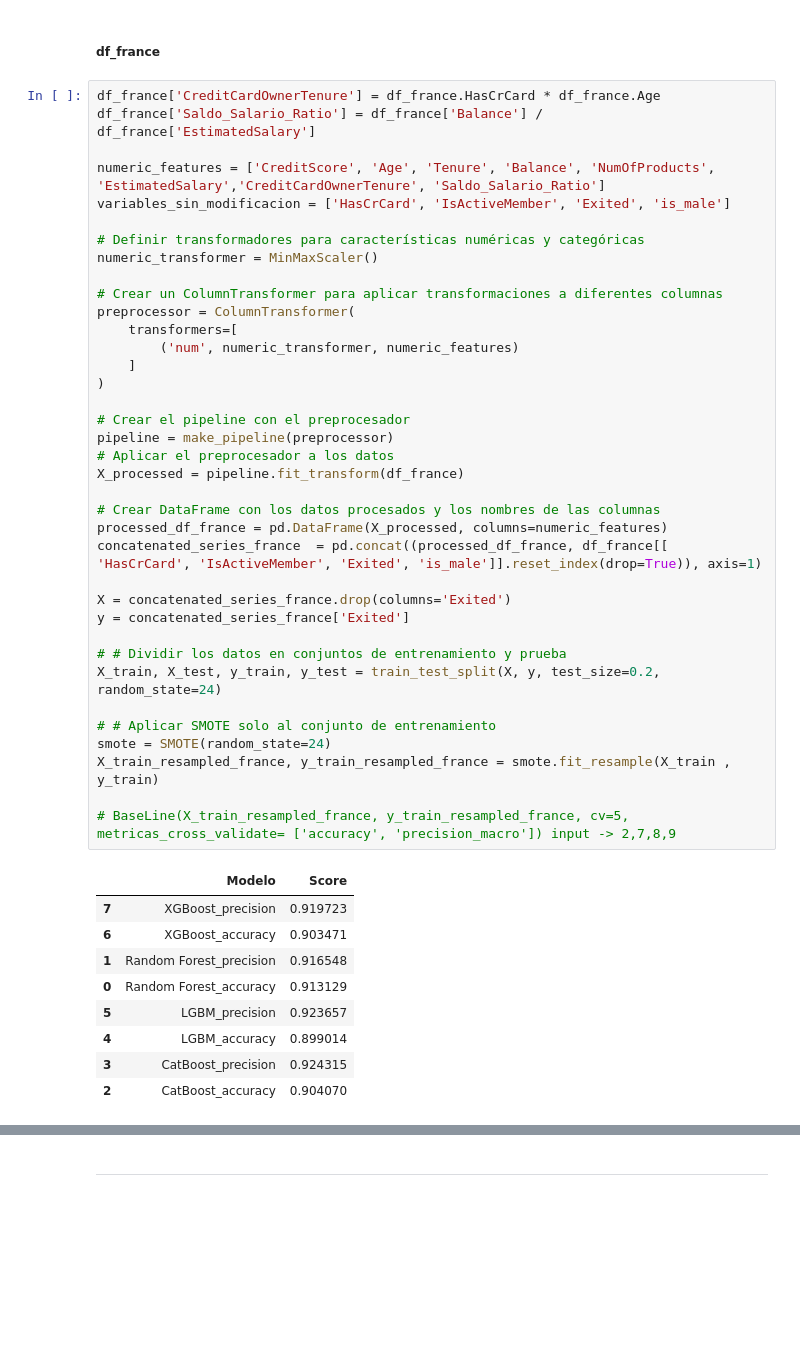
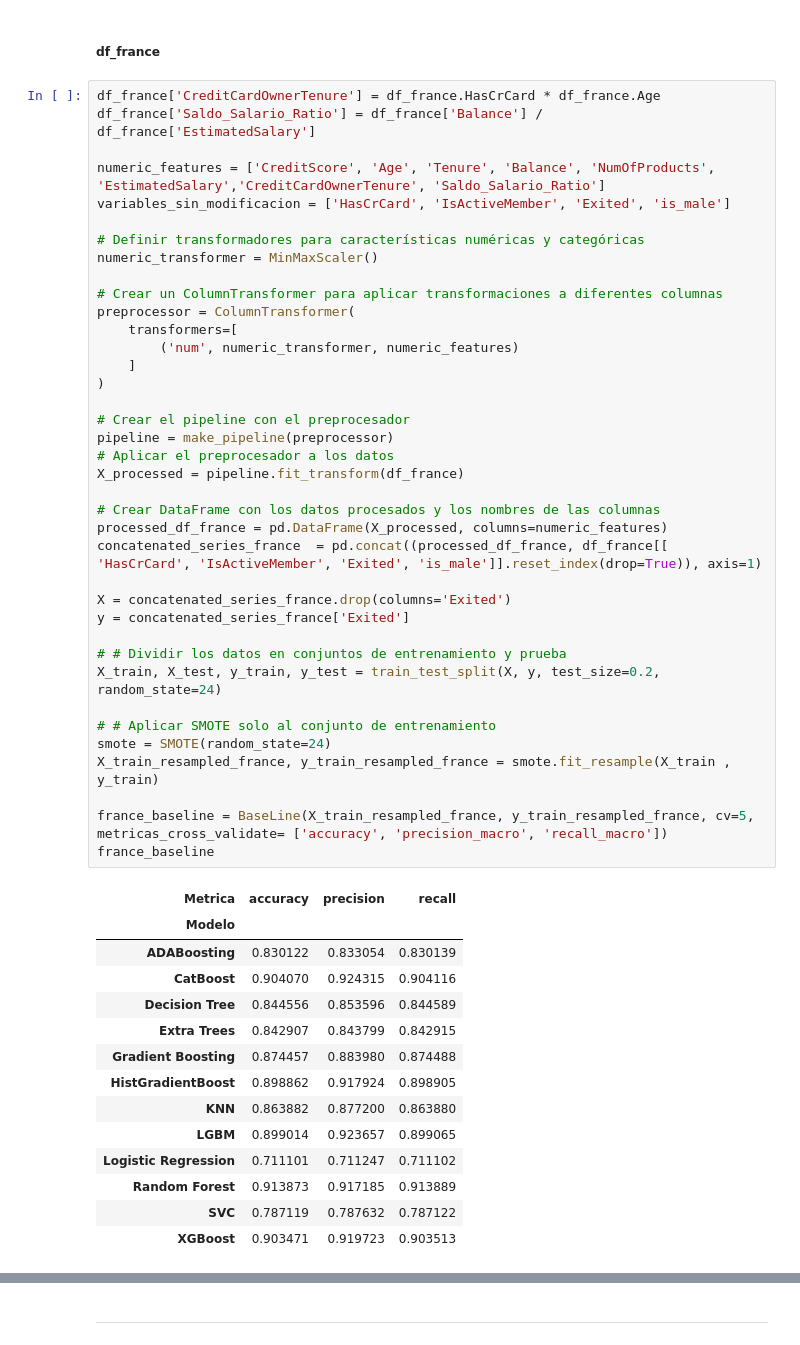
Before and after one commit to solfontan/PrediccionesDeRetencionDeClientes---2024, a Jupyter notebook: scr/MachineLearning.ipynb, the cells around one changed output, grey strips where cells are left out. Cells and saved outputs as stored; diff of their text form; blank space fills up the shorter version.

```diff
--- a/scr/MachineLearning.ipynb
+++ b/scr/MachineLearning.ipynb
@@ -1058,42 +1058,48 @@ variables_sin_modificacion = ['HasCrCard', 'IsActiveMember', 'Exited', 'is_male'
 # Definir transformadores para características numéricas y categóricas
 numeric_transformer = MinMaxScaler()
 
 # Crear un ColumnTransformer para aplicar transformaciones a diferentes columnas
 preprocessor = ColumnTransformer(
     transformers=[
         ('num', numeric_transformer, numeric_features)
     ]
 )
 
 # Crear el pipeline con el preprocesador
 pipeline = make_pipeline(preprocessor)
 # Aplicar el preprocesador a los datos
 X_processed = pipeline.fit_transform(df_france)
 
 # Crear DataFrame con los datos procesados y los nombres de las columnas
 processed_df_france = pd.DataFrame(X_processed, columns=numeric_features)
 concatenated_series_france  = pd.concat((processed_df_france, df_france[[ 'HasCrCard', 'IsActiveMember', 'Exited', 'is_male']].reset_index(drop=True)), axis=1)
 
 X = concatenated_series_france.drop(columns='Exited')
 y = concatenated_series_france['Exited']
 
 # # Dividir los datos en conjuntos de entrenamiento y prueba
 X_train, X_test, y_train, y_test = train_test_split(X, y, test_size=0.2, random_state=24)
 
 # # Aplicar SMOTE solo al conjunto de entrenamiento
 smote = SMOTE(random_state=24)
 X_train_resampled_france, y_train_resampled_france = smote.fit_resample(X_train , y_train)
 
-# BaseLine(X_train_resampled_france, y_train_resampled_france, cv=5, metricas_cross_validate= ['accuracy', 'precision_macro']) input -> 2,7,8,9
+france_baseline = BaseLine(X_train_resampled_france, y_train_resampled_france, cv=5, metricas_cross_validate= ['accuracy', 'precision_macro', 'recall_macro'])
+france_baseline
 # %% [output]
-|  | Modelo | Score |
-| 7 | XGBoost_precision | 0.919723 |
-| 6 | XGBoost_accuracy | 0.903471 |
-| 1 | Random Forest_precision | 0.916548 |
-| 0 | Random Forest_accuracy | 0.913129 |
-| 5 | LGBM_precision | 0.923657 |
-| 4 | LGBM_accuracy | 0.899014 |
-| 3 | CatBoost_precision | 0.924315 |
-| 2 | CatBoost_accuracy | 0.904070 |
+| Metrica | accuracy | precision | recall |
+| Modelo |  |  |  |
+| ADABoosting | 0.830122 | 0.833054 | 0.830139 |
+| CatBoost | 0.904070 | 0.924315 | 0.904116 |
+| Decision Tree | 0.844556 | 0.853596 | 0.844589 |
+| Extra Trees | 0.842907 | 0.843799 | 0.842915 |
+| Gradient Boosting | 0.874457 | 0.883980 | 0.874488 |
+| HistGradientBoost | 0.898862 | 0.917924 | 0.898905 |
+| KNN | 0.863882 | 0.877200 | 0.863880 |
+| LGBM | 0.899014 | 0.923657 | 0.899065 |
+| Logistic Regression | 0.711101 | 0.711247 | 0.711102 |
+| Random Forest | 0.913873 | 0.917185 | 0.913889 |
+| SVC | 0.787119 | 0.787632 | 0.787122 |
+| XGBoost | 0.903471 | 0.919723 | 0.903513 |
 # %%
 # Definir el espacio de búsqueda de hiperparámetros
```
Also changed, not shown: parts of 16 cells of this notebook.
